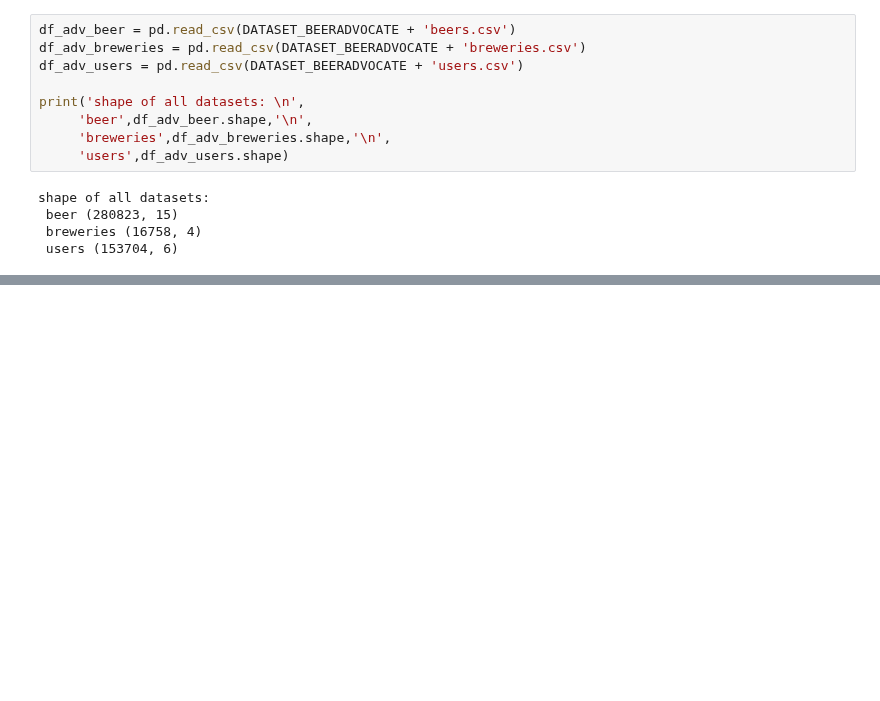
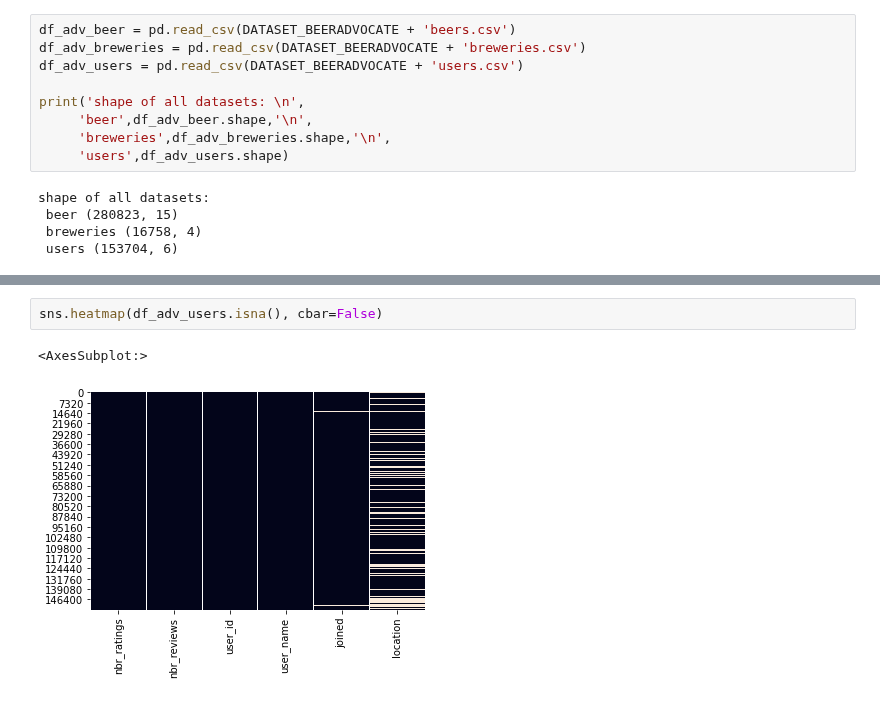
Before and after one commit to epfl-ada/ada-2022-project-hotchocolate, a Jupyter notebook: Exploration_data.ipynb, the cells around one changed output, grey strips where cells are left out. Saved outputs shown, nothing was run; the diff lists cells and outputs as text; blank space fills up the shorter version.

```diff
--- a/Exploration_data.ipynb
+++ b/Exploration_data.ipynb
@@ -79,0 +111,5 @@ dtype: float64
+# %%
+sns.heatmap(df_adv_users.isna(), cbar=False)
+# %% [output]
+<AxesSubplot:>
+[figure, added]
```
Also changed, not shown: parts of 16 cells of this notebook, 1 other file.
